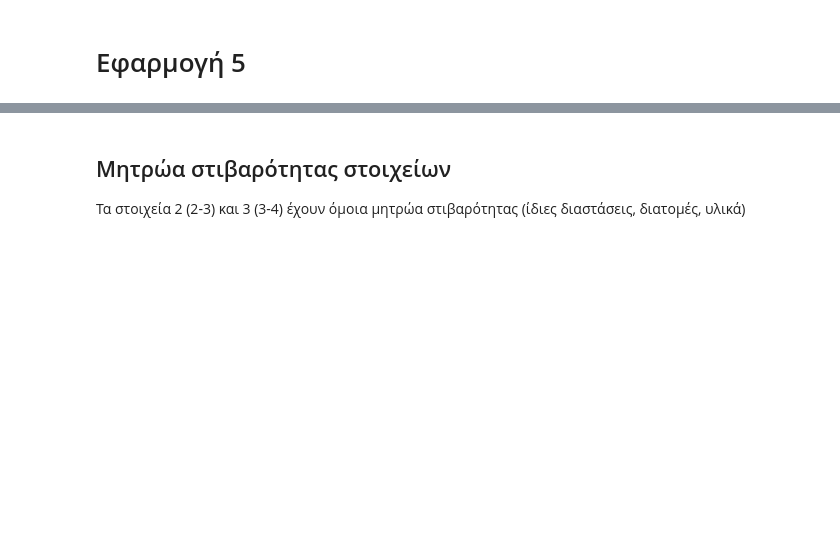
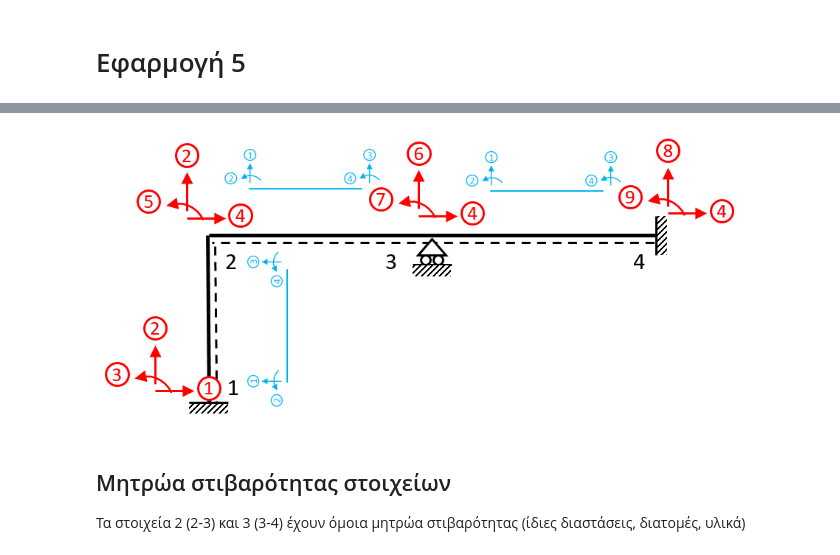
Before and after one commit to panagop/ihu_courses, a Jupyter notebook: jupyter/ihu/statiki_me_mitroa/example5/example5.ipynb, the cells around one changed output, grey strips where cells are left out. Drawn from its saved outputs; the diff is of its cells as text; code cells hidden in the pictures; blank space fills up the shorter version.

```diff
--- a/jupyter/ihu/statiki_me_mitroa/example5/example5.ipynb
+++ b/jupyter/ihu/statiki_me_mitroa/example5/example5.ipynb
@@ -48,3 +47,7 @@ q2_load = 40.
+# %%
+Image('img\dof_global_local.png', width=650)
+# %% [output]
+[figure, added]
 # %% [markdown]
 ## Μητρώα στιβαρότητας στοιχείων
 Τα στοιχεία 2 (2-3) και 3 (3-4) έχουν όμοια μητρώα στιβαρότητας (ίδιες διαστάσεις, διατομές, υλικά)
```
Also changed, not shown: parts of 11 cells of this notebook, 3 other files.
